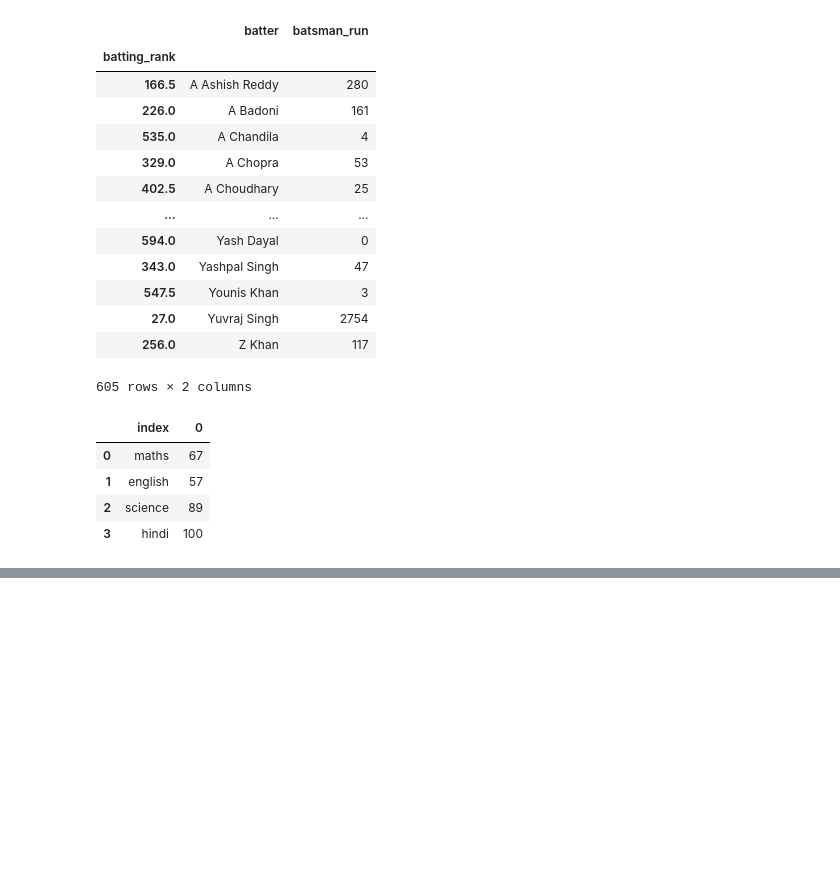
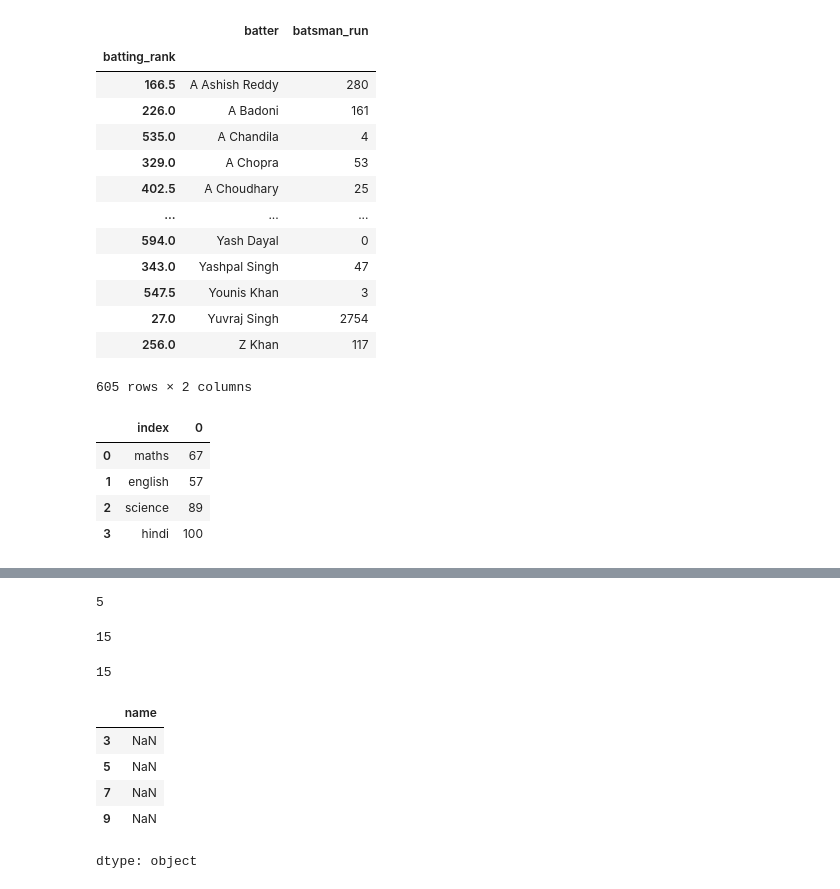
Before and after one commit to Maruf0275/Machine-Learning-Notes, a Jupyter notebook: Pandas/Important_DataFrame_Methods.ipynb, the cells around one changed output, grey strips where cells are left out. Saved outputs shown, nothing was run; the diff lists cells and outputs as text; code cells hidden in the pictures; blank space fills up the shorter version.

```diff
--- a/Pandas/Important_DataFrame_Methods.ipynb
+++ b/Pandas/Important_DataFrame_Methods.ipynb
@@ -298,0 +317,23 @@ movies.rename(index={'Uri: The Surgical Strike':'Uri','Battalion 609':'Battalion
+# %%
+temp.nunique()
+# %% [output]
+5
+# %%
+ipl['Season'].unique().shape[0]
+# %% [output]
+15
+# %%
+# nunique(series and dataframe) -> does not count nan -> dropna parameter
+ipl['Season'].nunique()
+# %% [output]
+15
+# %%
+# isnull(series and dataframe)
+students['name'][students['name'].isnull()]
+# %% [output]
+|  | name |
+| 3 | NaN |
+| 5 | NaN |
+| 7 | NaN |
+| 9 | NaN |
+dtype: object
```
Also changed, not shown: parts of 8 cells of this notebook.
